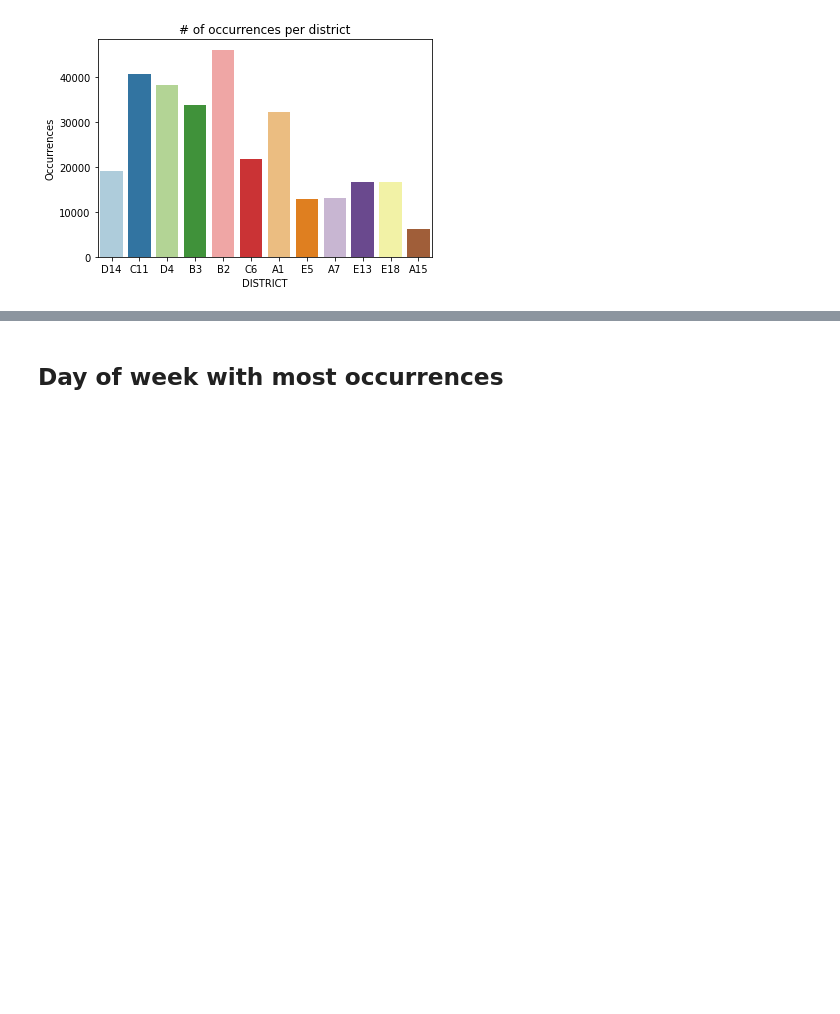
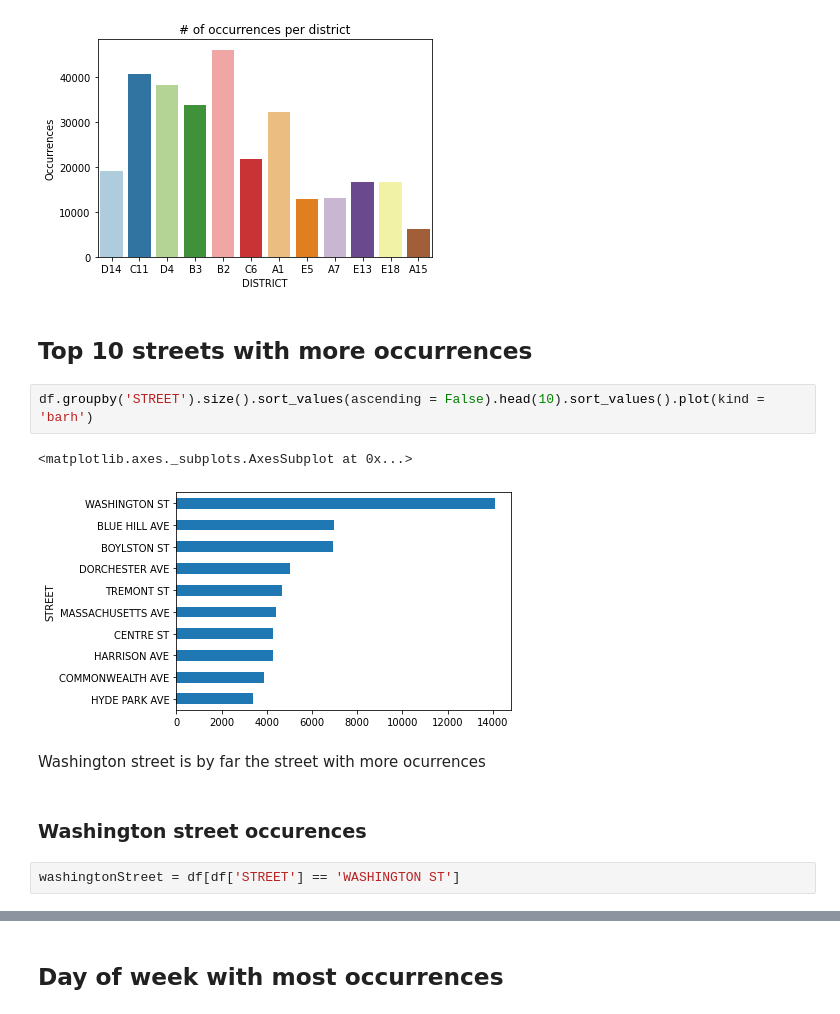
Before and after one commit to RaphaelRoriz/Machine-learning, a Jupyter notebook: CrimeBoston/BostonCrime cleaning and analysis..ipynb, the cells around one changed output, grey strips where cells are left out. Saved outputs shown, nothing was run; the diff lists cells and outputs as text; blank space fills up the shorter version.

```diff
--- a/CrimeBoston/BostonCrime cleaning and analysis..ipynb
+++ b/CrimeBoston/BostonCrime cleaning and analysis..ipynb
@@ -145,3 +198,16 @@ occurrencesDistrict.set_ylabel("Occurrences")
 plt.show()
 # %% [output]
 [figure]
+# %% [markdown]
+## Top 10 streets with more occurrences
+# %%
+df.groupby('STREET').size().sort_values(ascending = False).head(10).sort_values().plot(kind = 'barh')
+# %% [output]
+<matplotlib.axes._subplots.AxesSubplot at 0x...>
+[figure, added]
+# %% [markdown]
+Washington street is by far the street with more ocurrences
+# %% [markdown]
+### Washington street occurences
+# %%
+washingtonStreet = df[df['STREET'] == 'WASHINGTON ST']
```
Also changed, not shown: parts of 41 cells of this notebook.
